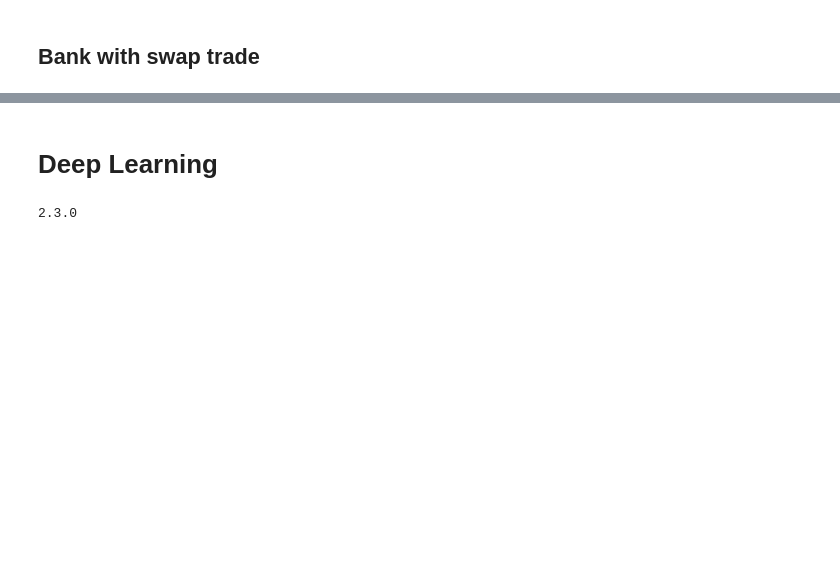
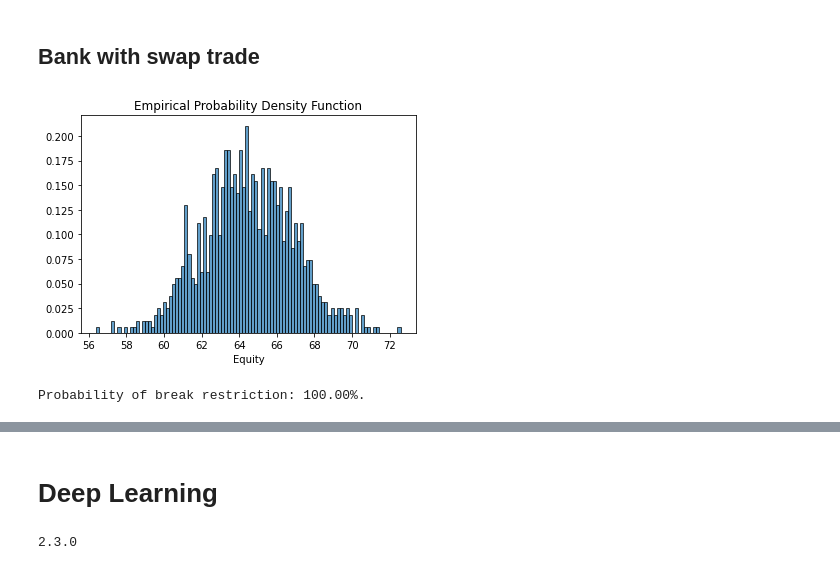
Before and after one commit to alexarntzen/deep-swap-optimization, a Jupyter notebook: DeepAssetManagement_HSY.ipynb, the cells around one changed output, grey strips where cells are left out. Drawn from its saved outputs; the diff is of its cells as text; code cells hidden in the pictures; blank space fills up the shorter version.

```diff
--- a/DeepAssetManagement_HSY.ipynb
+++ b/DeepAssetManagement_HSY.ipynb
@@ -203,6 +228,7 @@ def benchmark(nRoutines=nValidation):
 def benchmark_swap(nRoutines=nValidation):
     np.random.seed(0)
     output=np.zeros([nRoutines,target_month+1])
+    output2=np.zeros([nRoutines,N])
     for l in range(nRoutines):
         output[l,0] = A0
         # yield curve
@@ -218,22 +244,32 @@ def benchmark_swap(nRoutines=nValidation):
             # Buy swap
             A_liq = A * 0.9 - swap_volume[k]
             for ith, swap_maturity in enumerate(swap_series):
-                if target_month - k >= swap_maturity:
-                    swap_nominal = A_liq * 0.05
-                    s = swap(Y,1,swap_maturity)
-                    fixed_cash_flows[k:] += s.fixed_leg[:N-k] * swap_nominal
-                    swap_volume[k:] += s.fixed_volume[:N-k] * swap_nominal
+                swap_nominal = A_liq * 0.25
+                s = swap(Y,1,swap_maturity)
+                fixed_cash_flows[k:] += s.fixed_leg[:N-k] * swap_nominal
+                swap_volume[k:] += s.fixed_volume[:N-k] * swap_nominal
             # Market update
             A += (A - swap_volume[k])*(np.exp(Y.yields[0]/12)-1) + fixed_cash_flows[k]
             E = A-L
             Y = yc(Y.yields+yc_scn_gen())
             output[l,k+1] = A
-
-    return output
+        output2[l,:] = swap_volume
+    return output, output2
 # %%
-# output_benchmark_swap = benchmark_swap()
-# helper = output_benchmark_swap[:,-1]-L0
-# plt.hist(helper,bins=100,density=True,edgecolor='black',alpha=0.7)
-# plt.title('Empirical Probability Density Function')
-# plt.xlabel('Equity')
-# plt.show()
+output_benchmark_swap, output_swap_volume = benchmark_swap()
+helper = output_benchmark_swap[:,-1]-L0
+plt.hist(helper,bins=100,density=True,edgecolor='black',alpha=0.7)
+plt.title('Empirical Probability Density Function')
+plt.xlabel('Equity')
+plt.show()
+# %% [output]
+[figure, added]
+# %%
+helper3 = output_benchmark_swap[:,:120]*0.9 - output_swap_volume[:,:120]
+counts = (np.min(helper3,axis = -1) < 0).sum()
+helper = 100*counts/nValidation
+print(f"Probability of break restriction: {'%.2f'%helper}%.")
+# if helper > 0:
+#     print(f"Maximum break: {'%.2f'%np.min(helper3)}$")
+# %% [output]
+Probability of break restriction: 100.00%.
```
Also changed, not shown: parts of 20 cells of this notebook.
